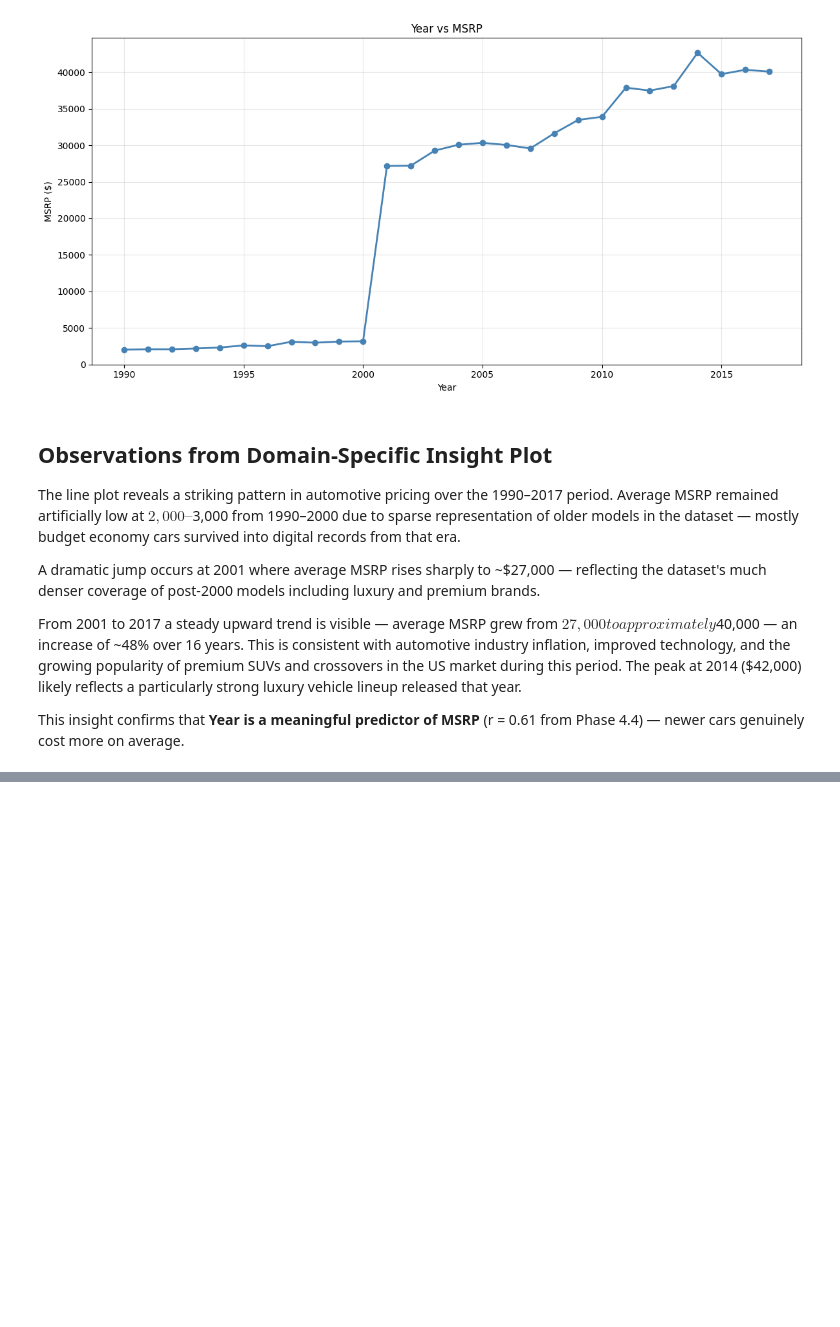
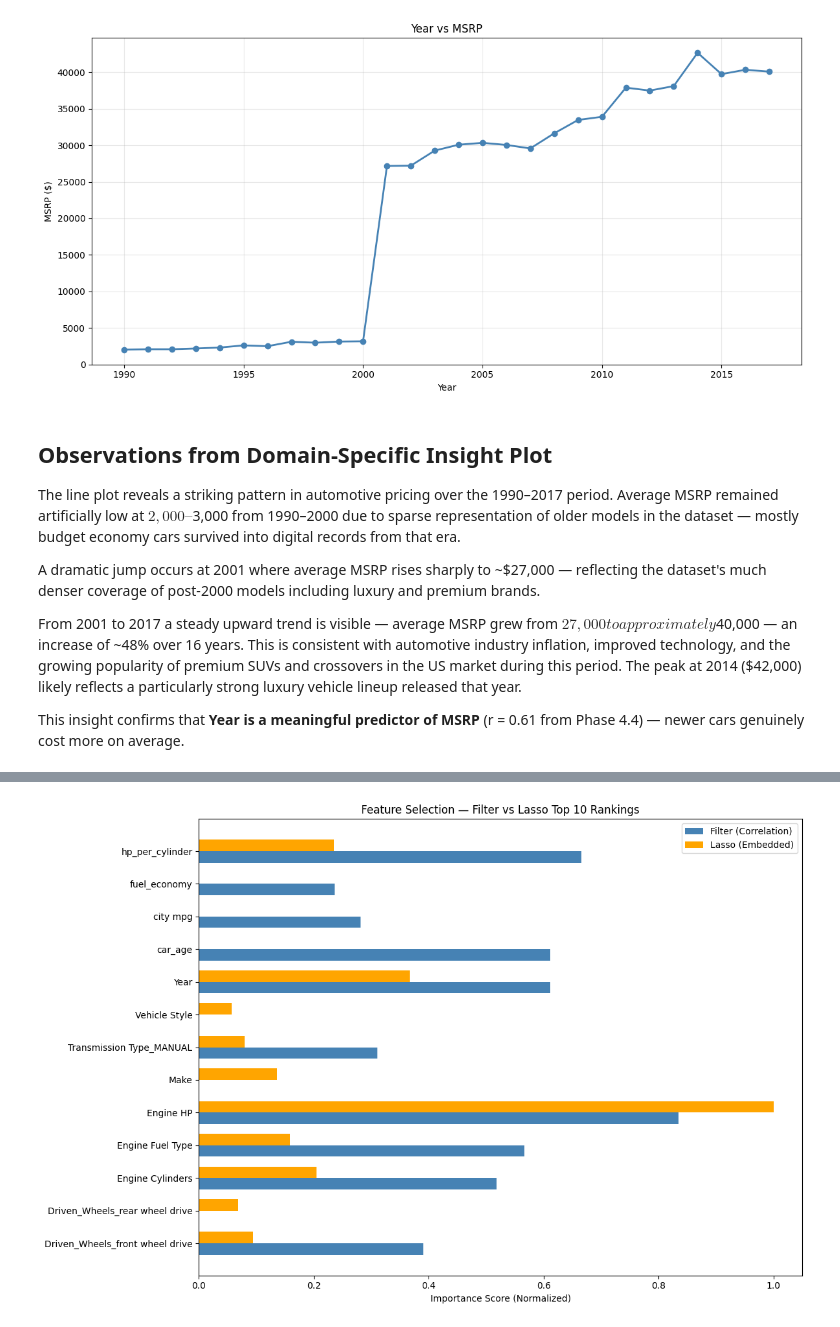
Before and after one commit to husnainalix77/automotive-price-predictor, a Jupyter notebook: notebook/automotice-price-analysis.ipynb, the cells around one changed output, grey strips where cells are left out. Drawn from its saved outputs; the diff is of its cells as text; code cells hidden in the pictures; blank space fills up the shorter version.

Commit message:
Phase 5: Feature Engineering

```diff
--- a/notebook/automotive-price-analysis.ipynb
+++ b/notebook/automotice-price-analysis.ipynb
@@ -1371,0 +1336,4 @@ This insight confirms that **Year is a meaningful predictor of MSRP**
+# %%
+# Load cleaned dataset
+df = pd.read_csv("cleaned_data.csv")
+print(df.shape)
@@ -1371,0 +1348,12 @@ This insight confirms that **Year is a meaningful predictor of MSRP**
+# %%
+# Feature 1 — HP per Cylinder
+df['hp_per_cylinder'] = df['Engine HP'] / df['Engine Cylinders'] # Physical meaning: efficiency of each cylinder. Higher = more efficient engine design.
+
+# Feature 2 — Fuel Economy Score
+df['fuel_economy'] = (df['highway MPG'] + df['city mpg']) / 2 # Physical meaning: overall average fuel efficiency of the car.
+
+# Feature 3 — Car Age
+df['car_age'] = 2017 - df['Year'] # Physical meaning: how old the car is relative to newest model in dataset. Older cars depreciate.
+
+print(df[['hp_per_cylinder', 'fuel_economy', 'car_age']].head())
+print(f"New shape: {df.shape}")
@@ -1371,0 +1454,43 @@ This insight confirms that **Year is a meaningful predictor of MSRP**
+# %%
+from sklearn.linear_model import LassoCV
+import numpy as np
+
+# Method 1 — Filter Method (Correlation)
+filter_scores = df.drop(columns=['MSRP', 'Vehicle Size']).corrwith(df['MSRP']).abs() # abs to rank correctly
+filter_scores = filter_scores.sort_values(ascending=False).head(10)
+
+# Method 2 — Lasso (Embedded Method) # Lasso (Embedded Method)
+# Trains a model that automatically sets useless feature coefficients to zero — only important features survive.
+lasso = LassoCV(cv=5, random_state=42)
+lasso.fit(X_train_scaled, yr_train)
+lasso_scores = pd.Series(np.abs(lasso.coef_), index=X_train_scaled.columns)
+lasso_scores = lasso_scores.sort_values(ascending=False).head(10)
+
+# Normalize lasso scores to 0-1 for fair comparison
+lasso_normalized = lasso_scores / lasso_scores.max()
+
+# Align both to same features
+common_features = filter_scores.index.union(lasso_scores.index)
+filter_aligned = filter_scores.reindex(common_features).fillna(0)
+lasso_aligned = lasso_normalized.reindex(common_features).fillna(0)
+
+# Double horizontal bar chart
+x = np.arange(len(common_features))
+width = 0.35
+
+fig, ax = plt.subplots(figsize=(12, 8))
+ax.barh(x - width/2, filter_aligned, width,
+        label='Filter (Correlation)', color='steelblue')
+ax.barh(x + width/2, lasso_aligned, width,
+        label='Lasso (Embedded)', color='orange')
+
+ax.set_yticks(x)
+ax.set_yticklabels(common_features)
+ax.set_xlabel('Importance Score (Normalized)')
+ax.set_title('Feature Selection — Filter vs Lasso Top 10 Rankings')
+ax.legend()
+ax.axvline(x=0, color='black', linewidth=0.8)
+plt.tight_layout()
+plt.show()
+# %% [output]
+[figure, added]
```
Also changed, not shown: parts of 27 cells of this notebook.
